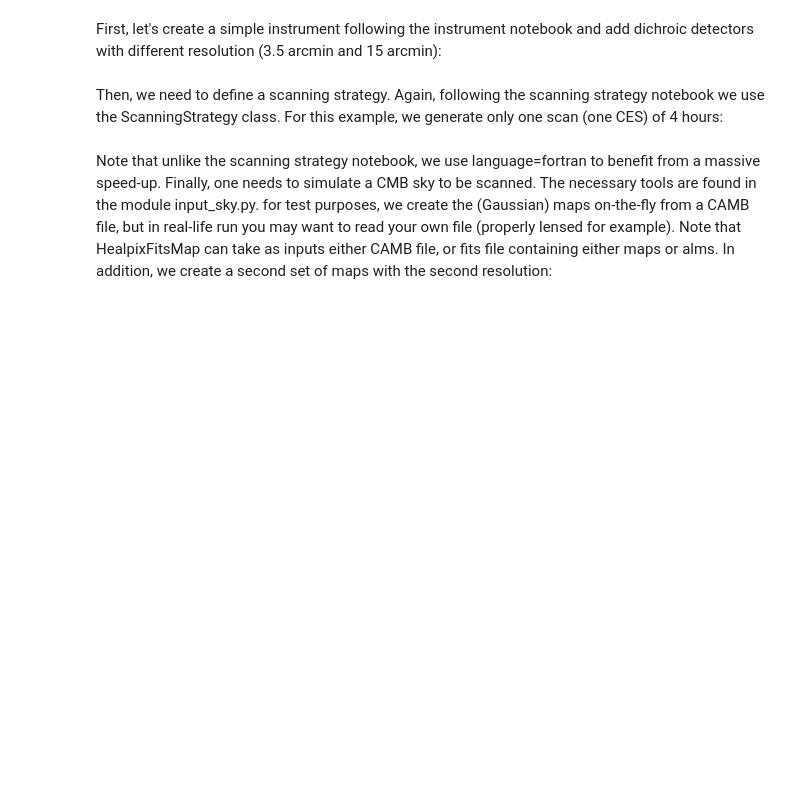
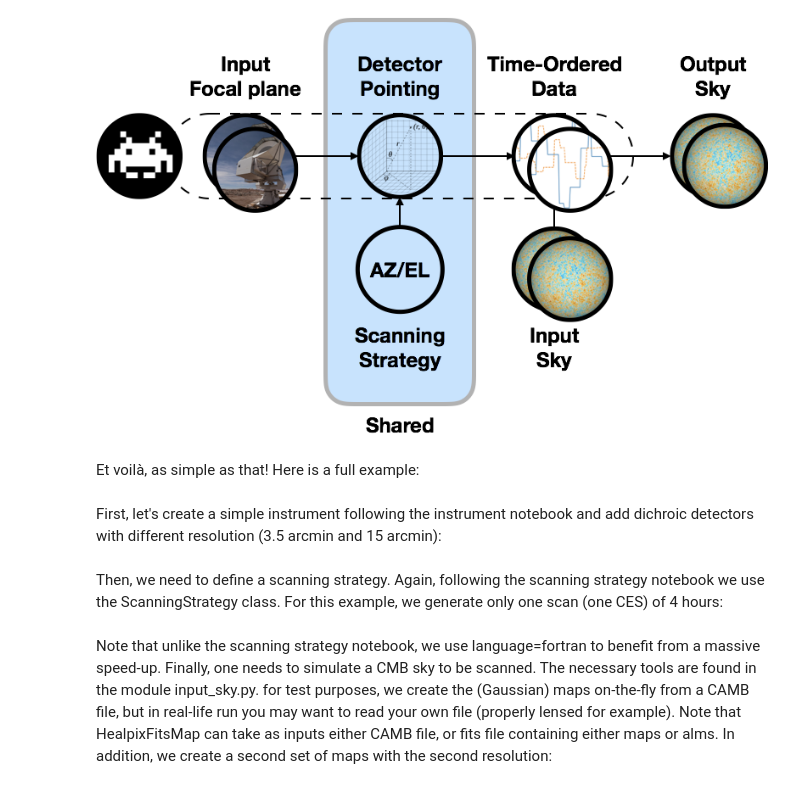
Before and after one commit to JulienPeloton/s4cmb-resources, a Jupyter notebook: Part1/s4cmb_dichroic_06.ipynb, the cells around one changed output. Drawn from its saved outputs; the diff is of its cells as text; code cells hidden in the pictures; blank space fills up the shorter version.

Commit message:
Add picture for dichroic

```diff
--- a/Part1/s4cmb_dichroic_06.ipynb
+++ b/Part1/s4cmb_dichroic_06.ipynb
@@ -21 +28,8 @@ Et voilà, as simple as that! Here is a full example:
+# %%
+from IPython.display import Image
+Image(filename='../data/dichroic.png')
+# %% [output]
+[figure, added]
+# %% [markdown]
+Et voilà, as simple as that! Here is a full example:
 # %%
```
Also changed, not shown: parts of 4 cells of this notebook, 1 other file.
